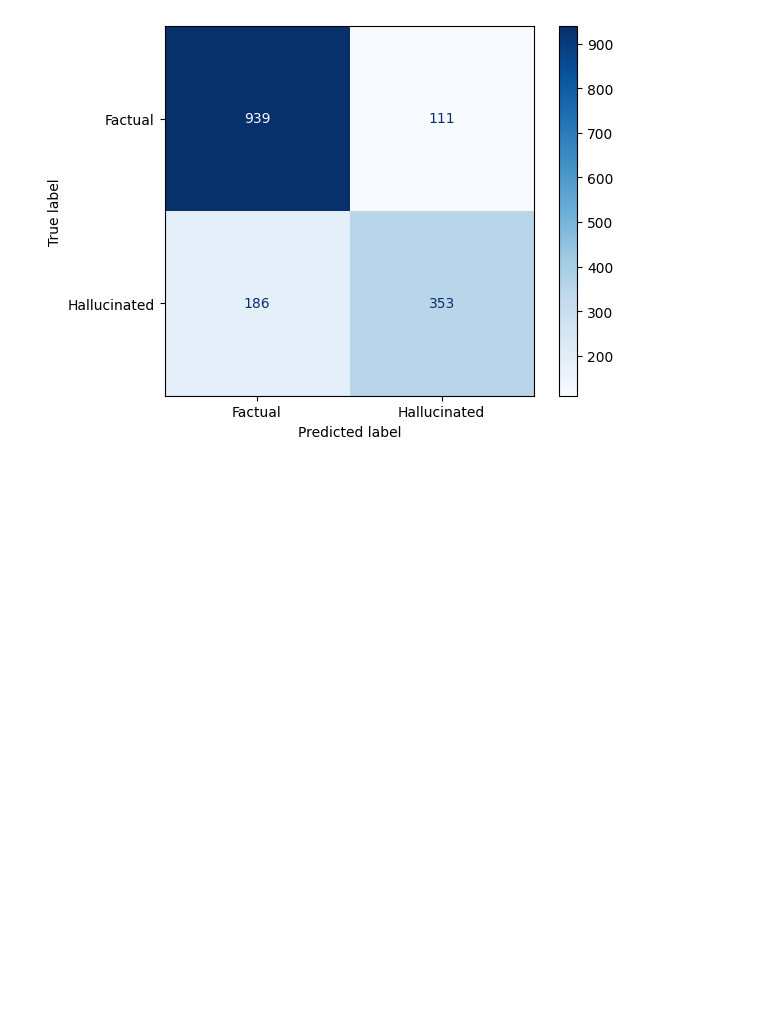
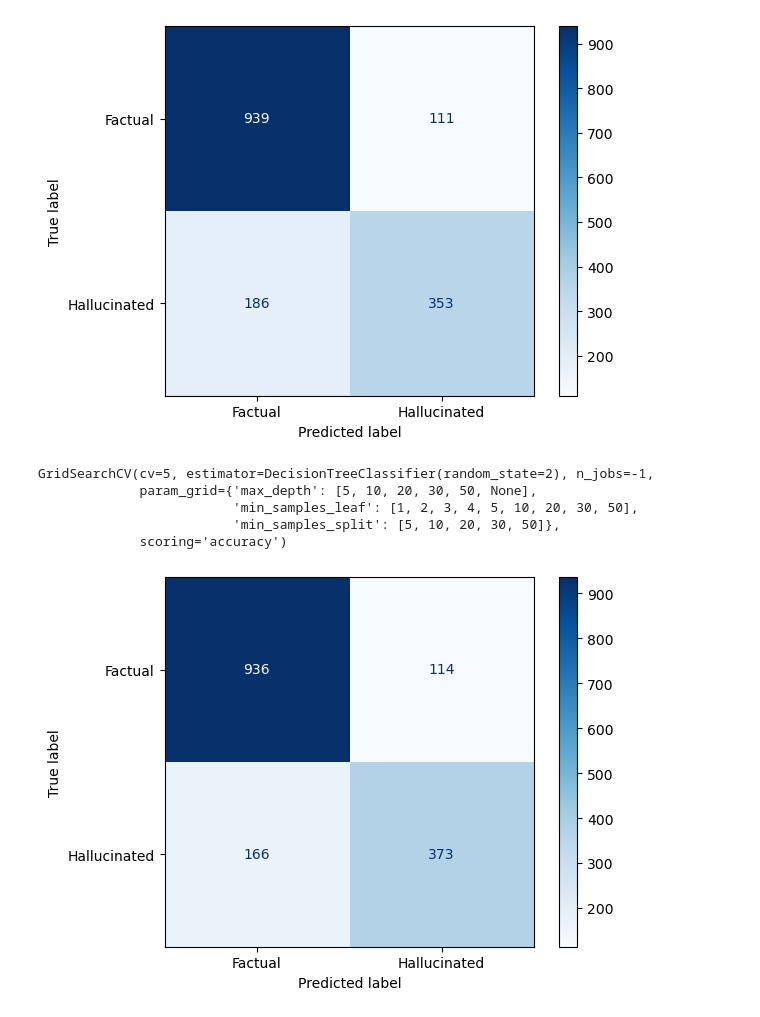
Before and after one commit to csdulay-dotcom/AI-Hallucinations-Detection, a Jupyter notebook: Models/GMM.ipynb, the cells around one changed output. Saved outputs shown, nothing was run; the diff lists cells and outputs as text; code cells hidden in the pictures; blank space fills up the shorter version.

Commit message:
added two models

```diff
--- a/Models/GMM.ipynb
+++ b/Models/GMM.ipynb
@@ -131,3 +142,44 @@ disp.plot(cmap=plt.cm.Blues)
 # %% [output]
 <sklearn.metrics._plot.confusion_matrix.ConfusionMatrixDisplay at 0x...>
 [figure]
+# %%
+from sklearn.tree import DecisionTreeClassifier\
+
+from sklearn.model_selection import GridSearchCV
+
+
+param_grid = {
+    'max_depth': [5, 10, 20, 30, 50, None],
+    'min_samples_split': [5, 10, 20, 30, 50],
+    'min_samples_leaf': [1, 2, 3, 4, 5, 10, 20, 30, 50]}
+
+dt = DecisionTreeClassifier(random_state=2) #use first value in each list for now
+
+grid = GridSearchCV(
+    estimator=dt,
+    param_grid=param_grid,
+    cv=5,
+    scoring="accuracy",
+    n_jobs=-1)
+
+grid.fit(X_train_scaled, y_train)
+# %% [output]
+GridSearchCV(cv=5, estimator=DecisionTreeClassifier(random_state=2), n_jobs=-1,
+             param_grid={'max_depth': [5, 10, 20, 30, 50, None],
+                         'min_samples_leaf': [1, 2, 3, 4, 5, 10, 20, 30, 50],
+                         'min_samples_split': [5, 10, 20, 30, 50]},
+             scoring='accuracy')
+# %%
+best_dt = grid.best_estimator_
+
+#predict with decision tree
+test_preds = best_dt.predict(X_test_scaled)
+
+#confusion matrix for decision tree
+cm = confusion_matrix(y_test, test_preds)
+disp = ConfusionMatrixDisplay(confusion_matrix=cm, display_labels=['Factual', 'Hallucinated'])
+disp.plot(cmap=plt.cm.Blues)
+
+plt.show()
+# %% [output]
+[figure, added]
```
Also changed, not shown: parts of 3 cells of this notebook.
